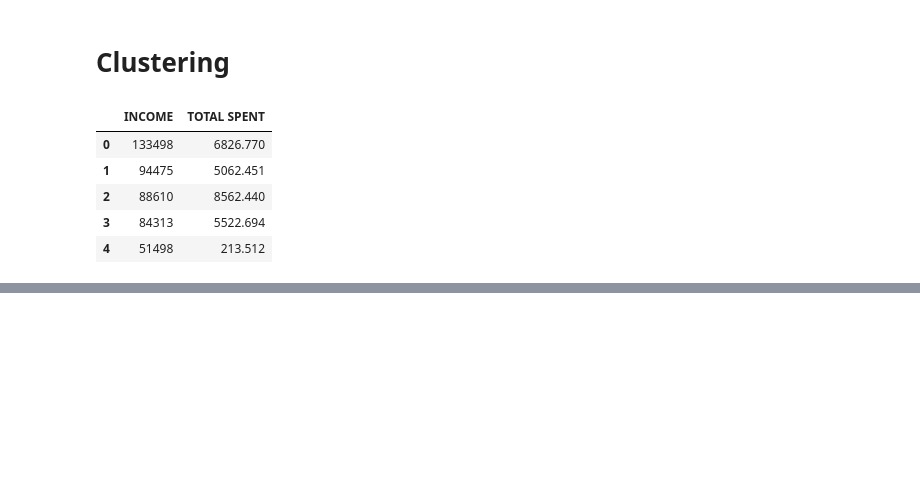
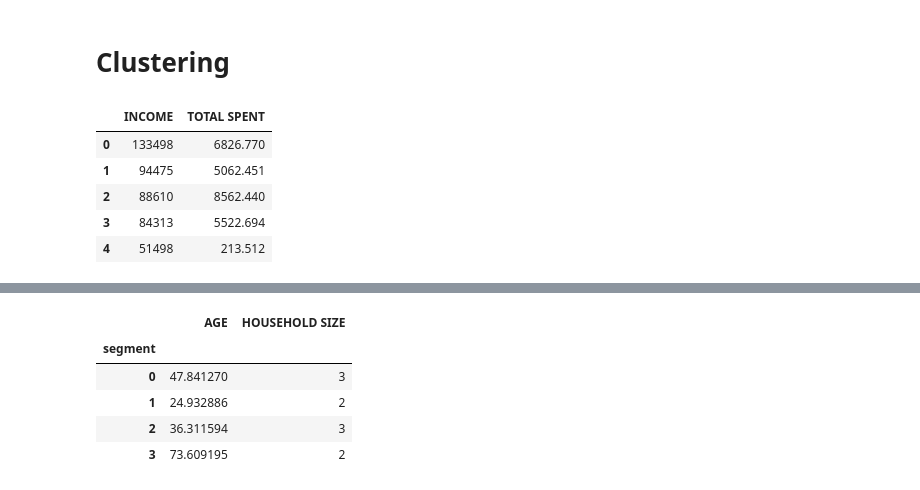
Before and after one commit to Amref-Health-Africa-in-Uganda/IBM_Digital_Nation, a Jupyter notebook: Exercise-Clustering.ipynb, the cells around one changed output, grey strips where cells are left out. Saved outputs shown, nothing was run; the diff lists cells and outputs as text; code cells hidden in the pictures; blank space fills up the shorter version.

```diff
--- a/Exercise-Clustering.ipynb
+++ b/Exercise-Clustering.ipynb
@@ -111,0 +147,9 @@ array([[30001, 'HEALTH & BEAUTY', ' $7.45 '],
+# %%
+customer_demographics.groupby('segment').agg({'AGE':'mean','HOUSEHOLD SIZE':'median'})
+# %% [output]
+|  | AGE | HOUSEHOLD SIZE |
+| segment |  |  |
+| 0 | 47.841270 | 3 |
+| 1 | 24.932886 | 2 |
+| 2 | 36.311594 | 3 |
+| 3 | 73.609195 | 2 |
```
Also changed, not shown: parts of 5 cells of this notebook.
